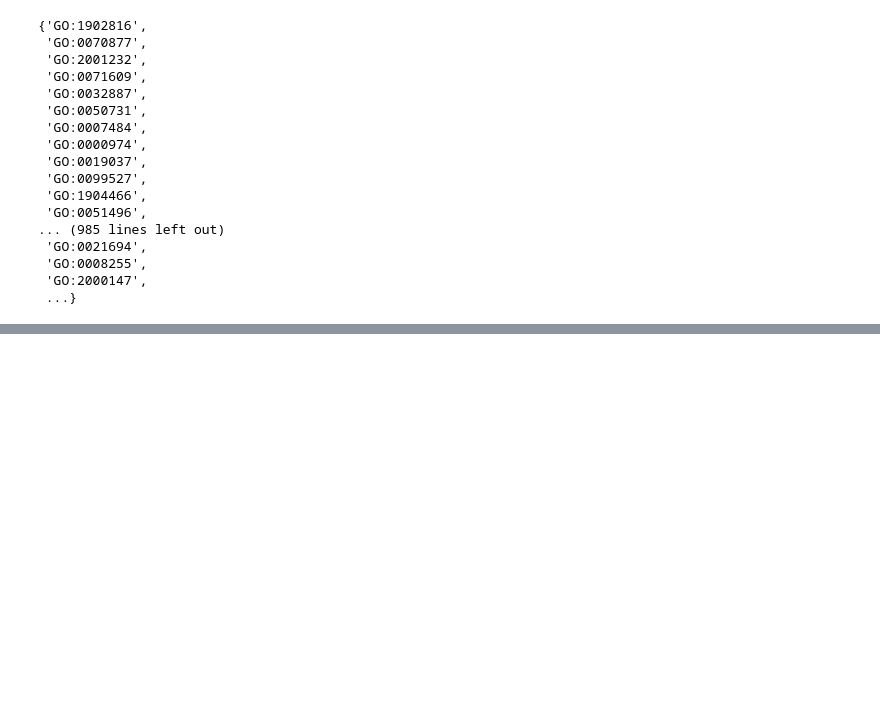
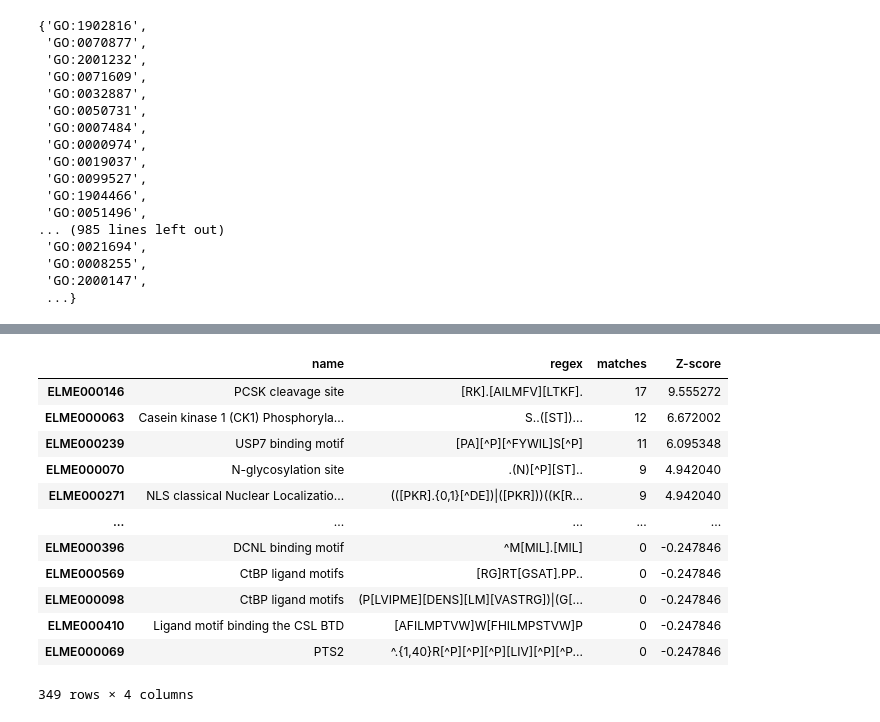
Before and after one commit to Elisa-blip/Bio_Data_Final_Project, a Jupyter notebook: Final_project_code.ipynb, the cells around one changed output, grey strips where cells are left out. Saved outputs shown, nothing was run; the diff lists cells and outputs as text; code cells hidden in the pictures; blank space fills up the shorter version.

```diff
--- a/Final_project_code.ipynb
+++ b/Final_project_code.ipynb
@@ -1039,0 +1133,37 @@ top_level
+# %%
+# Create dictionary of frequences of elm classes
+elm_freqs={}
+for accession,row in elm_classes.iterrows():
+    freq=0
+    name=row['FunctionalSiteName']
+    regex=row['Regex']
+    for seq in family_disorder:
+        res=re.findall(regex, seq, flags=0)
+        freq+=len(res)
+    elm_freqs[accession]=(name,regex,freq)
+# %%
+ELM_matches=pd.DataFrame.from_dict(elm_freqs,orient='index',columns=['name','regex','matches'])
+# %%
+freqs=[value[2] for value in elm_freqs.values()]
+mean=np.mean(freqs)
+std=np.std(freqs)
+# %%
+# Calculate Z-scores
+ELM_matches['Z-score']=(ELM_matches['matches']-mean)/std
+# %%
+# Sort by Z-score
+ELM_matches.sort_values('Z-score',ascending=False)
+# %% [output]
+|  | name | regex | matches | Z-score |
+| ELME000146 | PCSK cleavage site | [RK].[AILMFV][LTKF]. | 17 | 9.555272 |
+| ELME000063 | Casein kinase 1 (CK1) Phosphoryla... | S..([ST])... | 12 | 6.672002 |
+| ELME000239 | USP7 binding motif | [PA][^P][^FYWIL]S[^P] | 11 | 6.095348 |
+| ELME000070 | N-glycosylation site | .(N)[^P][ST].. | 9 | 4.942040 |
+| ELME000271 | NLS classical Nuclear Localizatio... | (([PKR].{0,1}[^DE])|([PKR]))((K[R... | 9 | 4.942040 |
+| ... | ... | ... | ... | ... |
+| ELME000396 | DCNL binding motif | ^M[MIL].[MIL] | 0 | -0.247846 |
+| ELME000569 | CtBP ligand motifs | [RG]RT[GSAT].PP.. | 0 | -0.247846 |
+| ELME000098 | CtBP ligand motifs | (P[LVIPME][DENS][LM][VASTRG])|(G[... | 0 | -0.247846 |
+| ELME000410 | Ligand motif binding the CSL BTD | [AFILMPTVW]W[FHILMPSTVW]P | 0 | -0.247846 |
+| ELME000069 | PTS2 | ^.{1,40}R[^P][^P][^P][LIV][^P][^P... | 0 | -0.247846 |
+349 rows × 4 columns
```
Also changed, not shown: parts of 22 cells of this notebook.
